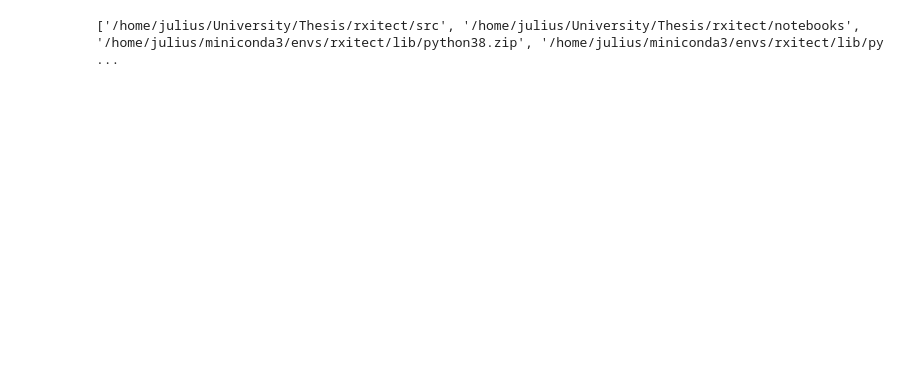
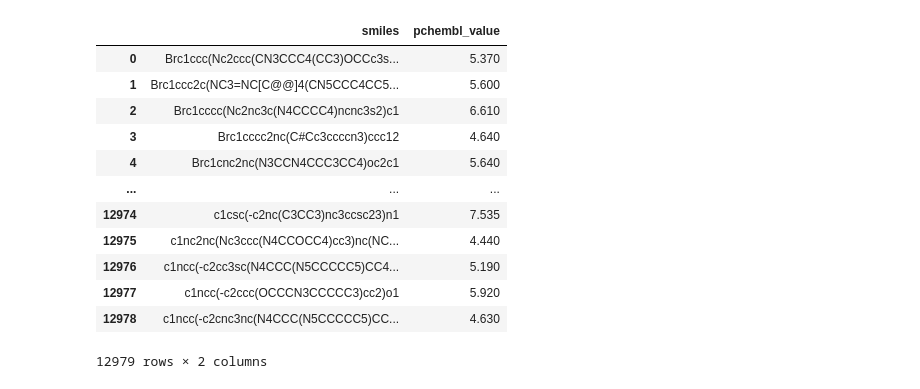
Before and after one commit to jcathalina/Rxitect, a Jupyter notebook: notebooks/01-dataset-division-experiments.ipynb, the cells around one changed output. Drawn from its saved outputs; the diff is of its cells as text; code cells hidden in the pictures; blank space fills up the shorter version.

Commit message:
Add initial notebook with chemical space exploration

```diff
--- a/notebooks/01-dataset-division-experiments.ipynb
+++ b/notebooks/01-dataset-division-experiments.ipynb
@@ -14,4 +18,0 @@ ModuleNotFoundError: No module named 'src'
-# %%
-print(sys.path)
-# %% [output]
-['/home/julius/University/Thesis/rxitect/src', '/home/julius/University/Thesis/rxitect/notebooks', '/home/julius/miniconda3/envs/rxitect/lib/python38.zip', '/home/julius/miniconda3/envs/rxitect/lib/py ...
@@ -19,0 +28,6 @@ import pyprojroot
+# %%
+data_path = "../data/processed/ligand_proc.csv"
+data = pd.read_csv(filepath_or_buffer=data_path)
+data = data[data["pchembl_value"] != 3.99]  # For testing purposes to see if the placeholders are polluting the chem space (update: makes no diff?)
+smiles = list(data["smiles"])
+mols = [Chem.MolFromSmiles(smi) for smi in smiles]
@@ -19,0 +36,16 @@ import pyprojroot
+# %%
+data
+# %% [output]
+|  | smiles | pchembl_value |
+| 0 | Brc1ccc(Nc2ccc(CN3CCC4(CC3)OCCc3s... | 5.370 |
+| 1 | Brc1ccc2c(NC3=NC[C@@]4(CN5CCC4CC5... | 5.600 |
+| 2 | Brc1cccc(Nc2nc3c(N4CCCC4)ncnc3s2)c1 | 6.610 |
+| 3 | Brc1cccc2nc(C#Cc3ccccn3)ccc12 | 4.640 |
+| 4 | Brc1cnc2nc(N3CCN4CCC3CC4)oc2c1 | 5.640 |
+| ... | ... | ... |
+| 12974 | c1csc(-c2nc(C3CC3)nc3ccsc23)n1 | 7.535 |
+| 12975 | c1nc2nc(Nc3ccc(N4CCOCC4)cc3)nc(NC... | 4.440 |
+| 12976 | c1ncc(-c2cc3sc(N4CCC(N5CCCCC5)CC4... | 5.190 |
+| 12977 | c1ncc(-c2ccc(OCCCN3CCCCC3)cc2)o1 | 5.920 |
+| 12978 | c1ncc(-c2cnc3nc(N4CCC(N5CCCCC5)CC... | 4.630 |
+12979 rows × 2 columns
```
Also changed, not shown: parts of 14 cells of this notebook.
